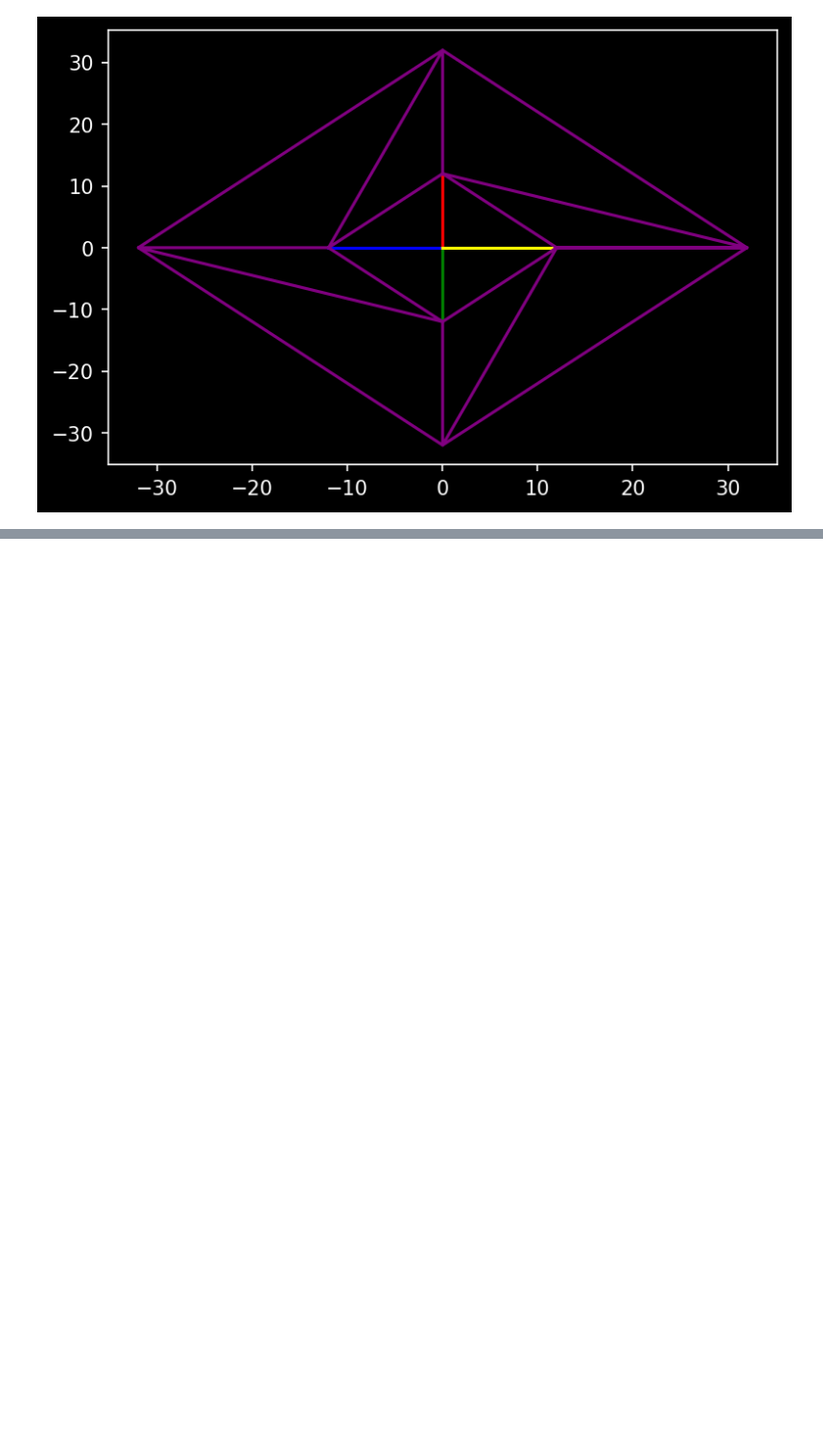
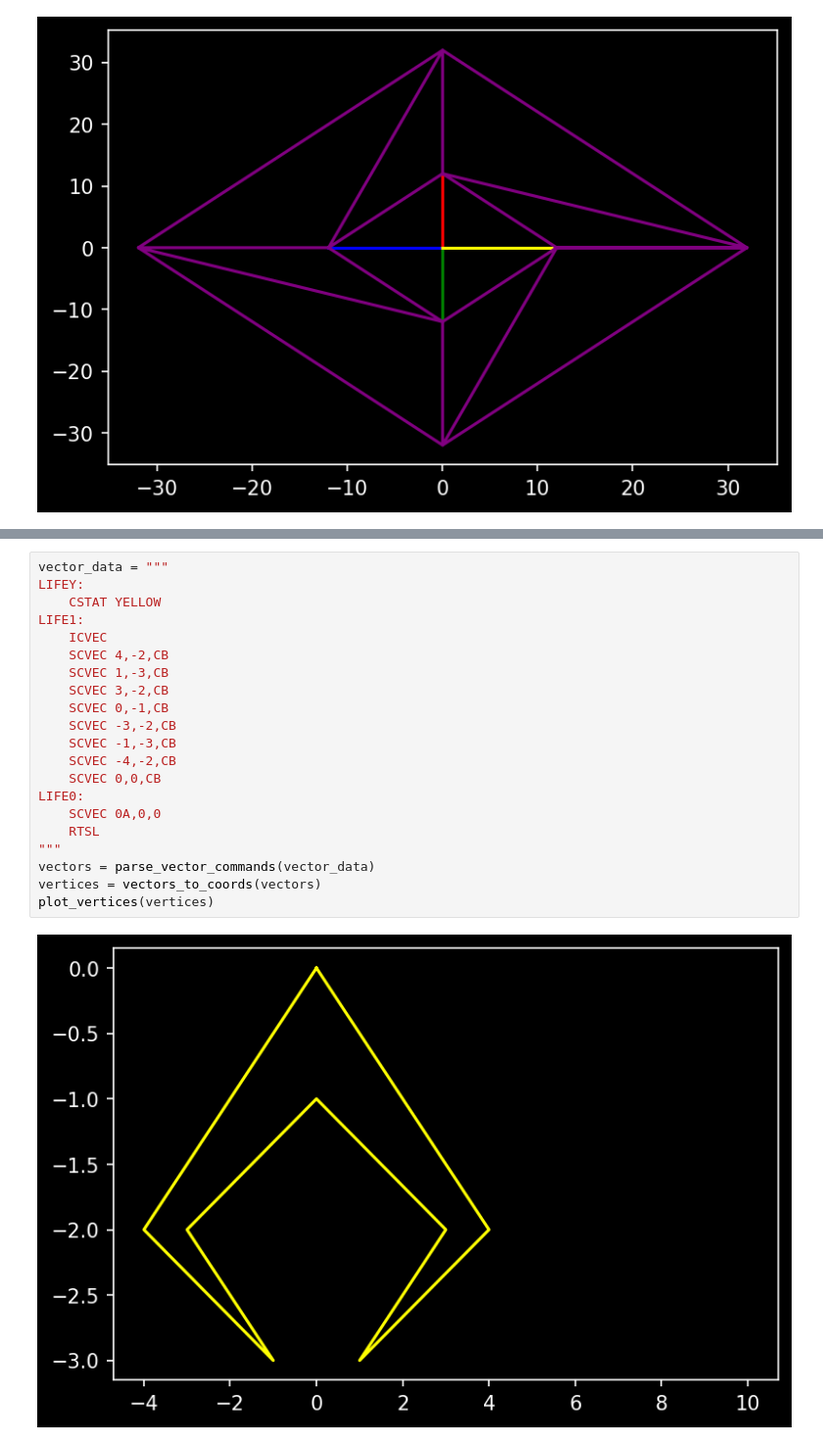
Before and after one commit to mwenge/tempest, a Jupyter notebook: notebooks/Create Graphs of Vector Images from Tempest.ipynb, the cells around one changed output, grey strips where cells are left out. Shown at 98% size. Cells and saved outputs as stored; diff of their text form; blank space fills up the shorter version.

```diff
--- a/notebooks/Create Graphs of Vector Images from Tempest.ipynb
+++ b/notebooks/Create Graphs of Vector Images from Tempest.ipynb
@@ -1367,0 +1044,23 @@ plot_vertices(vertices)
+# %%
+vector_data = """
+LIFEY:
+	CSTAT YELLOW
+LIFE1:
+    ICVEC
+	SCVEC 4,-2,CB
+	SCVEC 1,-3,CB
+	SCVEC 3,-2,CB
+	SCVEC 0,-1,CB
+	SCVEC -3,-2,CB
+	SCVEC -1,-3,CB
+	SCVEC -4,-2,CB
+	SCVEC 0,0,CB
+LIFE0:
+    SCVEC 0A,0,0
+	RTSL
+"""
+vectors = parse_vector_commands(vector_data)
+vertices = vectors_to_coords(vectors)
+plot_vertices(vertices)
+# %% [output]
+[figure, added]
```
Also changed, not shown: parts of 70 cells of this notebook.
